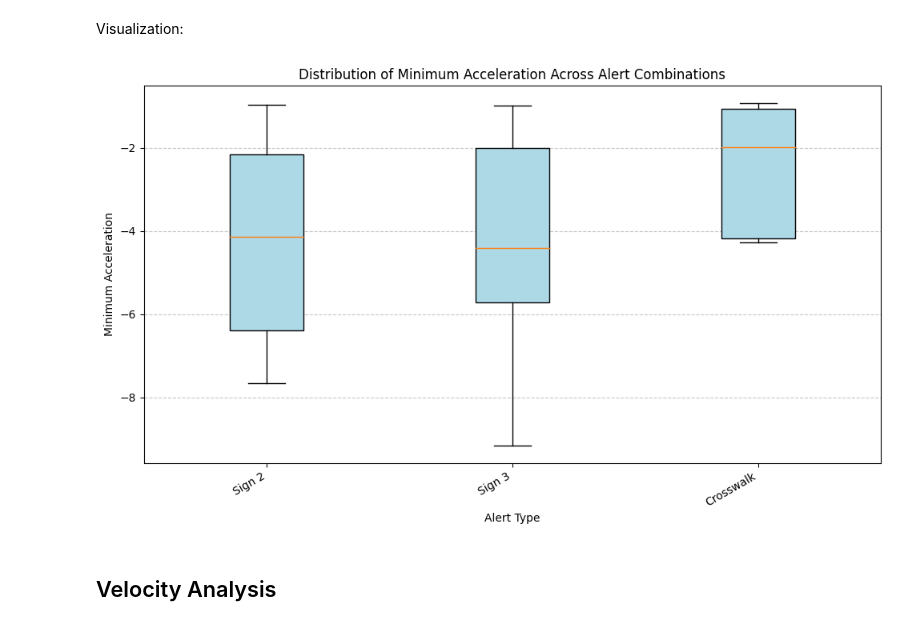
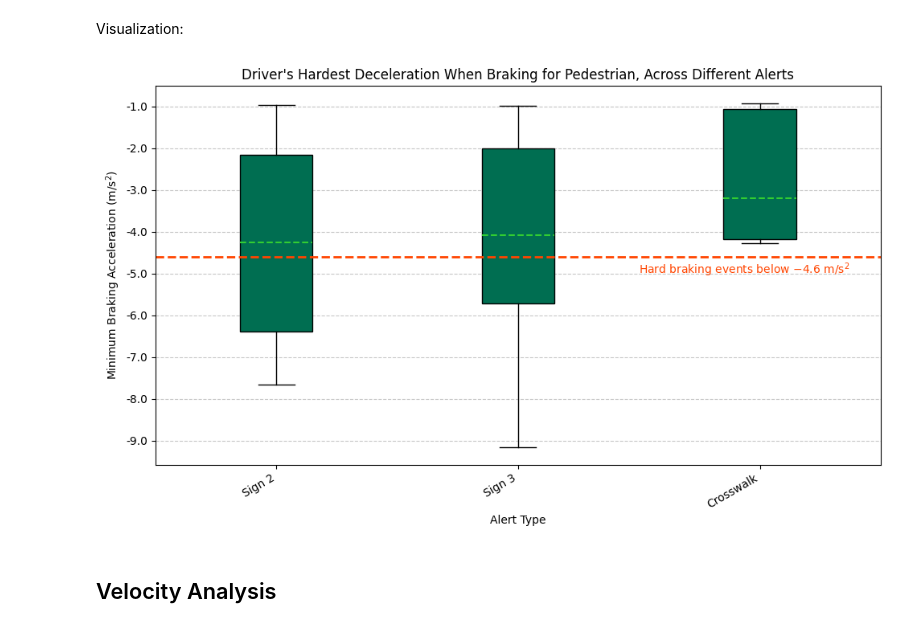
Before and after one commit to christopheroka/fydp-roundadoubt, a Jupyter notebook: AVRIL_data_analysis/V1_Data_Analysis.ipynb, the cells around one changed output. Cells and saved outputs as stored; diff of their text form; code cells hidden in the pictures.

Commit message:
graph prettification

```diff
--- a/AVRIL_data_analysis/V1_Data_Analysis.ipynb
+++ b/AVRIL_data_analysis/V1_Data_Analysis.ipynb
@@ -637,26 +639,56 @@ Visualization:
 # %%
 df = pd.read_csv("Compiled_Deceleration_Data.csv")
 
 categories = df["Alert_Combination"].unique()
 data_by_category = [df[df["Alert_Combination"] == cat]["Min_Acceleration"].values for cat in categories]
 
 fig, ax = plt.subplots(figsize=(10, 6))
 
-bp = ax.boxplot(data_by_category, patch_artist=True, labels=categories, showfliers=False)
+bp = ax.boxplot(
+    data_by_category,
+    patch_artist=True,
+    labels=categories,
+    showfliers=False,
+    meanline=True,
+    showmeans=True,
+)
 
 for box in bp['boxes']:
-    box.set(facecolor='lightblue')
+    box.set(facecolor='#006E51', edgecolor='black')
 
-ax.set_title("Distribution of Minimum Acceleration Across Alert Combinations")
+for median in bp['medians']:
+    median.set(color='none')
+
+for mean in bp['means']:
+    mean.set(color="limegreen", linewidth=1.5)
+
+# Add Risk Threshold Line
+risk_level = -4.6
+ax.axhline(y=risk_level, color='orangered', linestyle='--', linewidth=2, label="Risk Threshold")
+
+ax.text(
+    x=len(categories) - 0.5,
+    y=risk_level - 0.4,
+    s=r"Hard braking events below $-4.6 \ \mathrm{m/s^2}$",
+    color="orangered",
+    fontsize=10,
+)
+
+ax.yaxis.set_major_locator(MultipleLocator(1.0))
+ax.yaxis.set_major_formatter(FormatStrFormatter('%.1f'))
+
+ax.set_title("Driver's Hardest Deceleration When Braking for Pedestrian, Across Different Alerts")
 ax.set_xlabel("Alert Type")
-ax.set_ylabel("Minimum Acceleration")
-plt.xticks(rotation=30, ha="right")
+ax.set_ylabel(r"Minimum Braking Acceleration ($\mathrm{m/s^2}$)")
+
+plt.xticks(rotation=30, ha="right", fontsize=10)
+
 plt.grid(axis="y", linestyle="--", alpha=0.7)
+
 plt.tight_layout()
-
 plt.show()
 # %% [output]
-[figure, old version]
+[figure, new version]
 # %% [markdown]
 ## Velocity Analysis
 # %% [markdown]
```
Also changed, not shown: parts of 2 cells of this notebook.
